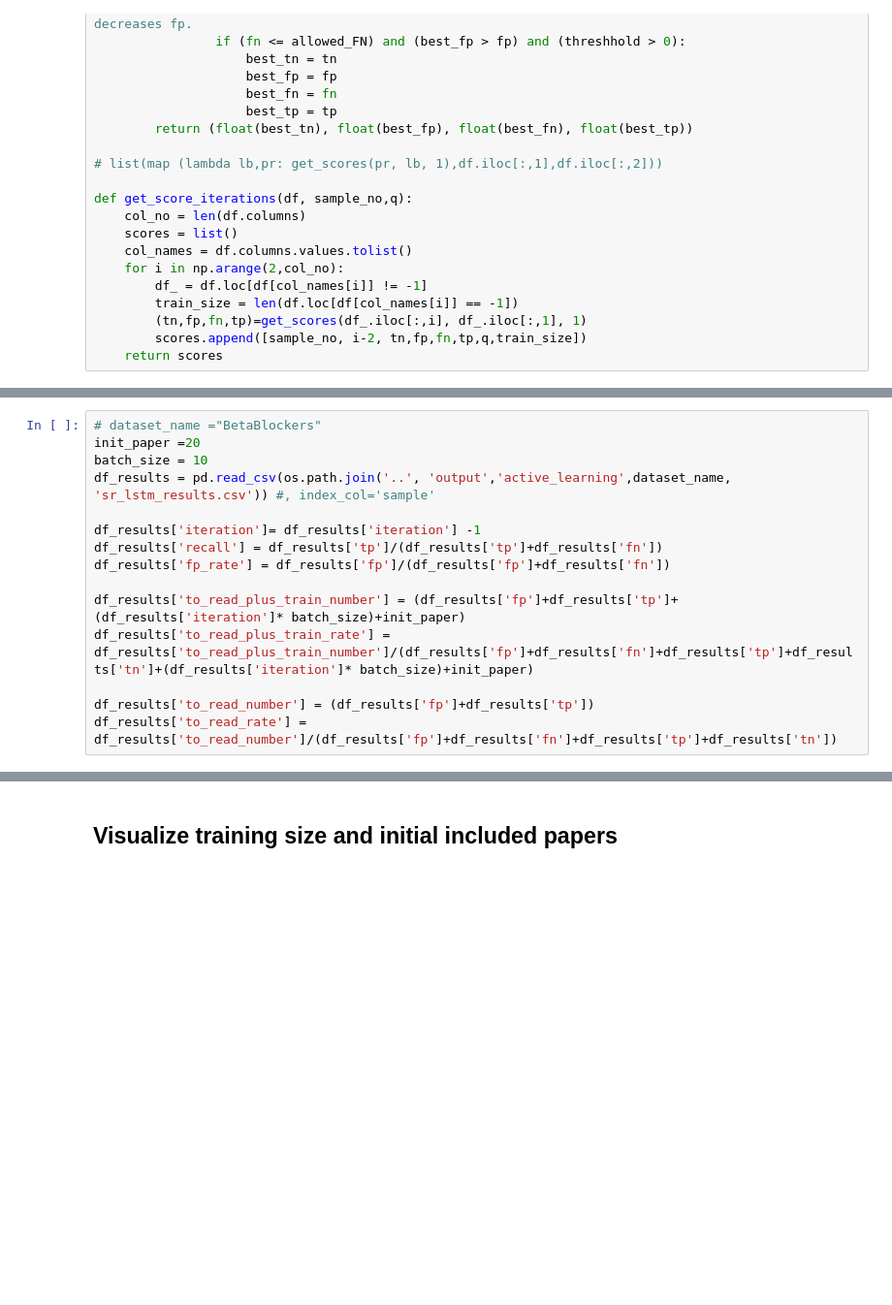
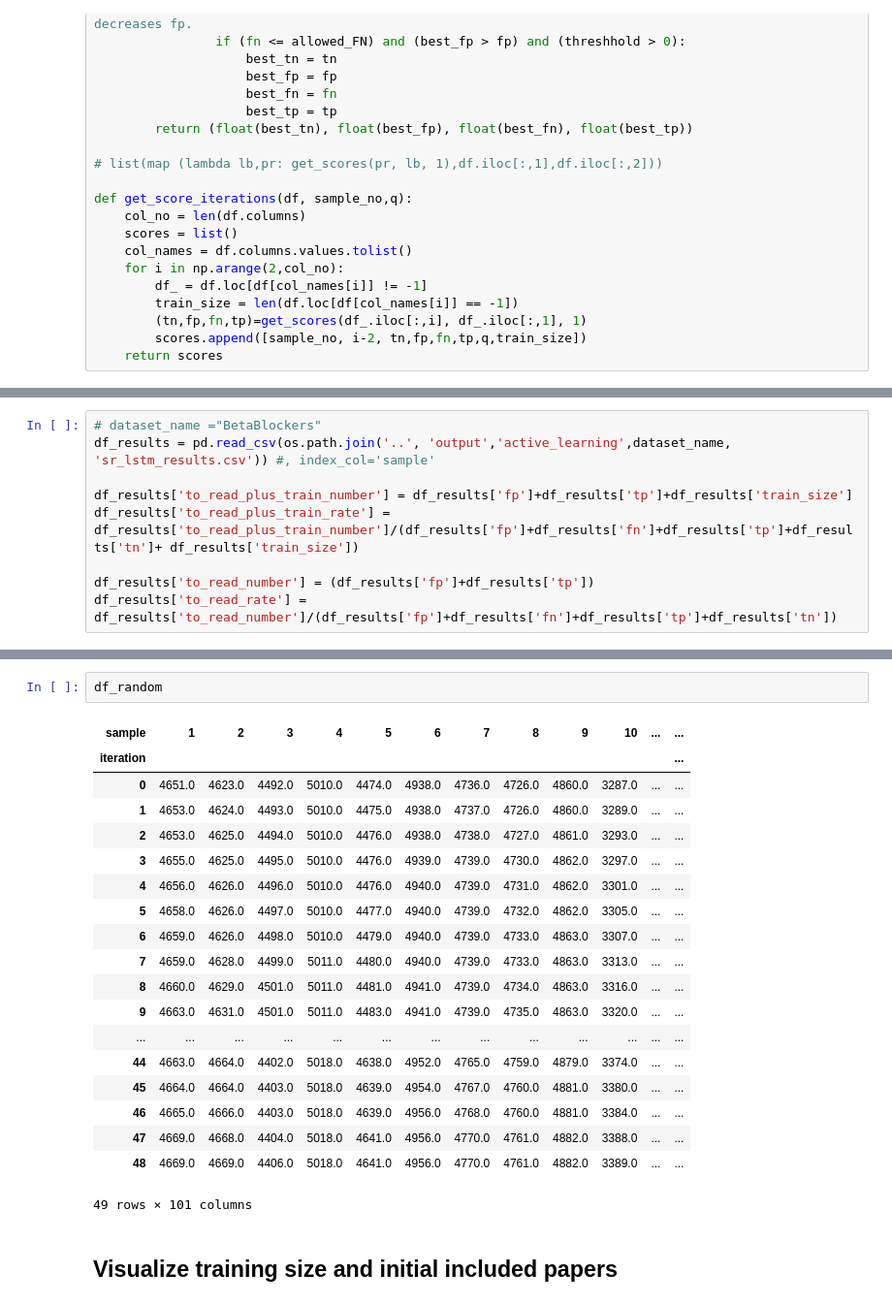
Before and after one commit to swallow0001/systematic-reviews, a Jupyter notebook: hpc/aggregation_active.ipynb, the cells around one changed output, grey strips where cells are left out. Shown at 97% size. Drawn from its saved outputs; the diff is of its cells as text; blank space fills up the shorter version.

```diff
--- a/hpc/aggregation_active.ipynb
+++ b/hpc/aggregation_active.ipynb
@@ -162,15 +175,9 @@ min_prob,max_prob 0.49615162611 0.505581378937
 # %%
 # dataset_name ="BetaBlockers"
-init_paper =20
-batch_size = 10
 df_results = pd.read_csv(os.path.join('..', 'output','active_learning',dataset_name, 'sr_lstm_results.csv')) #, index_col='sample'
 
-df_results['iteration']= df_results['iteration'] -1
-df_results['recall'] = df_results['tp']/(df_results['tp']+df_results['fn'])
-df_results['fp_rate'] = df_results['fp']/(df_results['fp']+df_results['fn'])
-
-df_results['to_read_plus_train_number'] = (df_results['fp']+df_results['tp']+(df_results['iteration']* batch_size)+init_paper)
-df_results['to_read_plus_train_rate'] = df_results['to_read_plus_train_number']/(df_results['fp']+df_results['fn']+df_results['tp']+df_results['tn']+(df_results['iteration']* batch_size)+init_paper)
+df_results['to_read_plus_train_number'] = df_results['fp']+df_results['tp']+df_results['train_size']
+df_results['to_read_plus_train_rate'] = df_results['to_read_plus_train_number']/(df_results['fp']+df_results['fn']+df_results['tp']+df_results['tn']+ df_results['train_size'])
 
 df_results['to_read_number'] = (df_results['fp']+df_results['tp'])
 df_results['to_read_rate'] = df_results['to_read_number']/(df_results['fp']+df_results['fn']+df_results['tp']+df_results['tn'])
@@ -189,3 +211,25 @@ df_lc.loc[[0,48],:]
+# %%
+df_random
+# %% [output]
+| sample | 1 | 2 | 3 | 4 | 5 | 6 | 7 | 8 | 9 | 10 | ... | ... |
+| iteration |  |  |  |  |  |  |  |  |  |  |  | ... |
+| 0 | 4651.0 | 4623.0 | 4492.0 | 5010.0 | 4474.0 | 4938.0 | 4736.0 | 4726.0 | 4860.0 | 3287.0 | ... | ... |
+| 1 | 4653.0 | 4624.0 | 4493.0 | 5010.0 | 4475.0 | 4938.0 | 4737.0 | 4726.0 | 4860.0 | 3289.0 | ... | ... |
+| 2 | 4653.0 | 4625.0 | 4494.0 | 5010.0 | 4476.0 | 4938.0 | 4738.0 | 4727.0 | 4861.0 | 3293.0 | ... | ... |
+| 3 | 4655.0 | 4625.0 | 4495.0 | 5010.0 | 4476.0 | 4939.0 | 4739.0 | 4730.0 | 4862.0 | 3297.0 | ... | ... |
+| 4 | 4656.0 | 4626.0 | 4496.0 | 5010.0 | 4476.0 | 4940.0 | 4739.0 | 4731.0 | 4862.0 | 3301.0 | ... | ... |
+| 5 | 4658.0 | 4626.0 | 4497.0 | 5010.0 | 4477.0 | 4940.0 | 4739.0 | 4732.0 | 4862.0 | 3305.0 | ... | ... |
+| 6 | 4659.0 | 4626.0 | 4498.0 | 5010.0 | 4479.0 | 4940.0 | 4739.0 | 4733.0 | 4863.0 | 3307.0 | ... | ... |
+| 7 | 4659.0 | 4628.0 | 4499.0 | 5011.0 | 4480.0 | 4940.0 | 4739.0 | 4733.0 | 4863.0 | 3313.0 | ... | ... |
+| 8 | 4660.0 | 4629.0 | 4501.0 | 5011.0 | 4481.0 | 4941.0 | 4739.0 | 4734.0 | 4863.0 | 3316.0 | ... | ... |
+| 9 | 4663.0 | 4631.0 | 4501.0 | 5011.0 | 4483.0 | 4941.0 | 4739.0 | 4735.0 | 4863.0 | 3320.0 | ... | ... |
+| ... | ... | ... | ... | ... | ... | ... | ... | ... | ... | ... | ... | ... |
+| 44 | 4663.0 | 4664.0 | 4402.0 | 5018.0 | 4638.0 | 4952.0 | 4765.0 | 4759.0 | 4879.0 | 3374.0 | ... | ... |
+| 45 | 4664.0 | 4664.0 | 4403.0 | 5018.0 | 4639.0 | 4954.0 | 4767.0 | 4760.0 | 4881.0 | 3380.0 | ... | ... |
+| 46 | 4665.0 | 4666.0 | 4403.0 | 5018.0 | 4639.0 | 4956.0 | 4768.0 | 4760.0 | 4881.0 | 3384.0 | ... | ... |
+| 47 | 4669.0 | 4668.0 | 4404.0 | 5018.0 | 4641.0 | 4956.0 | 4770.0 | 4761.0 | 4882.0 | 3388.0 | ... | ... |
+| 48 | 4669.0 | 4669.0 | 4406.0 | 5018.0 | 4641.0 | 4956.0 | 4770.0 | 4761.0 | 4882.0 | 3389.0 | ... | ... |
+49 rows × 101 columns
 # %% [markdown]
 ## Visualize training size and initial included papers
 # %%
```
Also changed, not shown: parts of 9 cells of this notebook, 1 other file.
